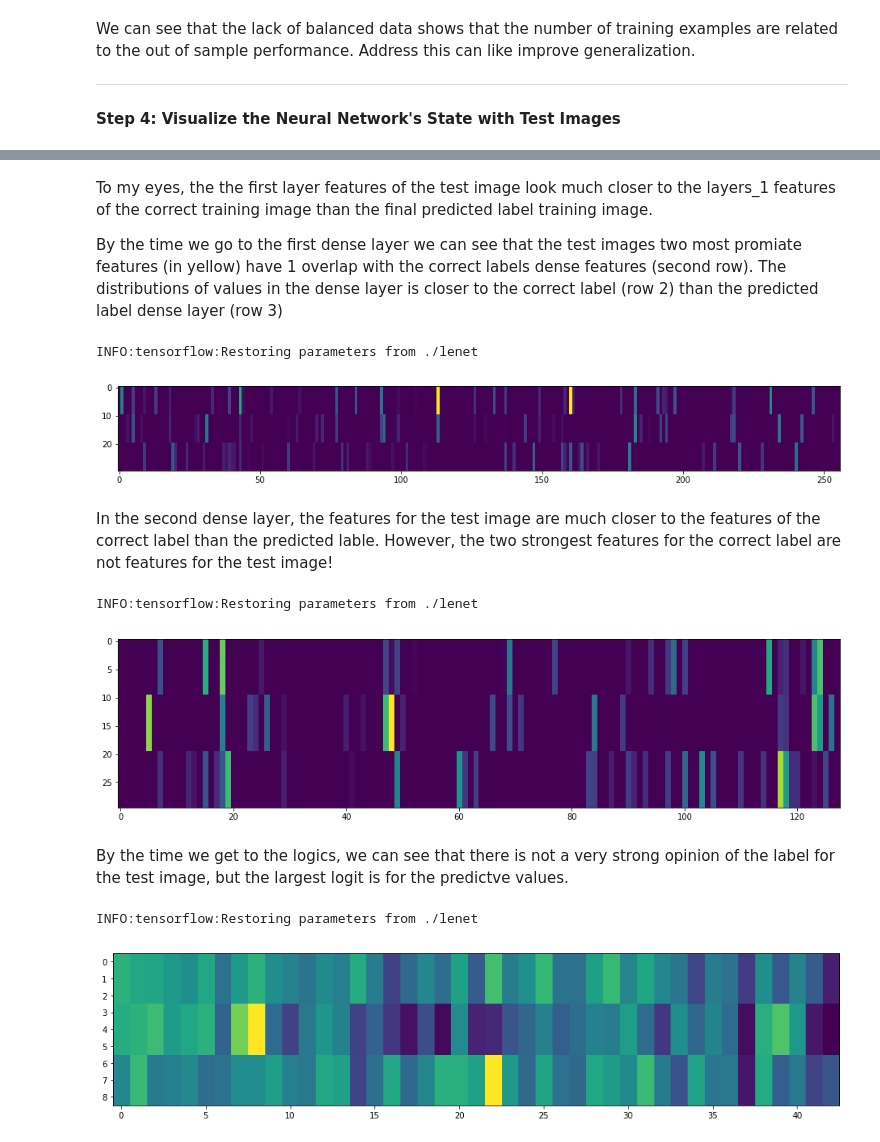
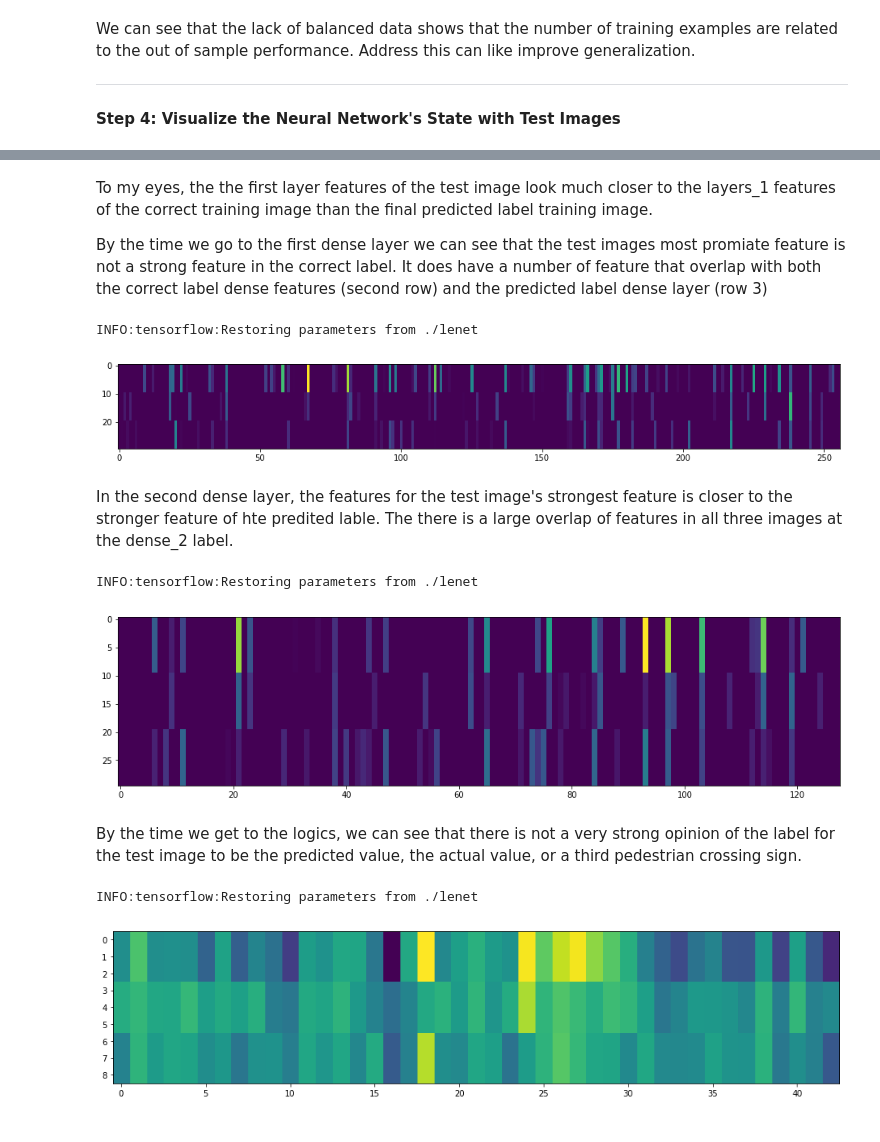
Before and after one commit to bryantravissmith/Self-Driving-Car, a Jupyter notebook: CarND-Traffic-Sign-Classifier-Project/Traffic Sign Classifier Report.ipynb, the cells around one changed output, grey strips where cells are left out. Saved outputs shown, nothing was run; the diff lists cells and outputs as text; code cells hidden in the pictures.

```diff
--- a/CarND-Traffic-Sign-Classifier-Project/Traffic Sign Classifier Report.ipynb
+++ b/CarND-Traffic-Sign-Classifier-Project/Traffic Sign Classifier Report.ipynb
@@ -435,13 +453,13 @@ def outputFeatureMap(image_input, tf_activation, session, activation_min=-1, act
 with tf.Session() as sess:
     saver.restore(sess, tf.train.latest_checkpoint('.'))
     print("Test Image Features")
-    outputFeatureMap(X_test_2[:1,:,:,:],pool_1, sess)
+    outputFeatureMap(X_test_2[3:4,:,:,:],pool_1, sess)
     plt.show()
     print("Training Image Features")
-    outputFeatureMap(X_train[np.argwhere(y_train==8)[:,0],:,:,:][:1],pool_1, sess)
+    outputFeatureMap(X_train[np.argwhere(y_train==24)[:,0],:,:,:][:1],pool_1, sess)
     plt.show()
     print("Predicted Image Features")
-    outputFeatureMap(X_train[np.argwhere(y_train==22)[:,0],:,:,:][:1],pool_1, sess)
+    outputFeatureMap(X_train[np.argwhere(y_train==18)[:,0],:,:,:][:1],pool_1, sess)
 # %% [output]
 INFO:tensorflow:Restoring parameters from ./lenet
 Test Image Features
@@ -453,48 +471,48 @@ Predicted Image Features
 # %% [markdown]
 To my eyes, the the first layer features of the test image look much closer to the layers_1 features of the correct training image than the final predicted label training image.
 
-By the time we go to the first dense layer we can see that the test images two most promiate features (in yellow) have 1 overlap with the correct labels dense features (second row).  The distributions of values in the dense layer is closer to the correct label (row 2) than the predicted label dense layer (row 3)
+By the time we go to the first dense layer we can see that the test images most promiate feature is not a strong feature in the correct label.  It does have a number of feature that overlap with both the correct label dense features (second row) and the predicted label dense layer (row 3)
 # %%
 with tf.Session() as sess:
 
     saver.restore(sess, tf.train.latest_checkpoint('.'))
     activation = dense_1.eval(session=sess,feed_dict={
-        x : [X_test_2[0,:,:,:]]*10+[X_train[np.argwhere(y_train==8)[:,0],:,:,:][0]]*10+[X_train[np.argwhere(y_train==22)[:,0],:,:,:][0]]*10
+        x : [X_test_2[3,:,:,:]]*10+[X_train[np.argwhere(y_train==24)[:,0],:,:,:][0]]*10+[X_train[np.argwhere(y_train==18)[:,0],:,:,:][0]]*10
     })
     plt.figure(figsize=(16,2))
     plt.imshow(activation)
 # %% [output]
 INFO:tensorflow:Restoring parameters from ./lenet
-[figure, old version]
+[figure, new version]
-# %% [markdown]
-In the second dense layer, the features for the test image are much closer to the features of the correct label than the predicted lable.  However, the two strongest features for the correct label are not features for the test image!
+# %% [markdown]
+In the second dense layer, the features for the test image's strongest feature is closer to the stronger feature of hte predited lable.  The there is a large overlap of features in all three images at the dense_2 label.
 # %%
 with tf.Session() as sess:
 
     saver.restore(sess, tf.train.latest_checkpoint('.'))
     activation = dense_2.eval(session=sess,feed_dict={
-        x : [X_test_2[0,:,:,:]]*10+[X_train[np.argwhere(y_train==8)[:,0],:,:,:][0]]*10+[X_train[np.argwhere(y_train==22)[:,0],:,:,:][0]]*10
+        x : [X_test_2[3,:,:,:]]*10+[X_train[np.argwhere(y_train==24)[:,0],:,:,:][0]]*10+[X_train[np.argwhere(y_train==18)[:,0],:,:,:][0]]*10
     })
     plt.figure(figsize=(16,4))
     plt.imshow(activation)
     plt.show()
 # %% [output]
 INFO:tensorflow:Restoring parameters from ./lenet
-[figure, old version]
+[figure, new version]
 # %% [markdown]
-By the time we get to the logics, we can see that there is not a very strong opinion of the label for the test image, but the largest logit is for the predictve values.
+By the time we get to the logics, we can see that there is not a very strong opinion of the label for the test image to be the predicted value, the actual value, or a third pedestrian crossing sign.
 # %%
 with tf.Session() as sess:
 
     saver.restore(sess, tf.train.latest_checkpoint('.'))
     activation = logits.eval(session=sess,feed_dict={
-        x : [X_test_2[0,:,:,:]]*3+[X_train[np.argwhere(y_train==8)[:,0],:,:,:][0]]*3+[X_train[np.argwhere(y_train==22)[:,0],:,:,:][0]]*3
+        x : [X_test_2[3,:,:,:]]*3+[X_train[np.argwhere(y_train==24)[:,0],:,:,:][0]]*3+[X_train[np.argwhere(y_train==18)[:,0],:,:,:][0]]*3
     })
     plt.figure(figsize=(16,16))
     plt.imshow(activation)
 # %% [output]
 INFO:tensorflow:Restoring parameters from ./lenet
-[figure, old version]
+[figure, new version]
 # %% [markdown]
 # Conclusion
 
```
Also changed, not shown: parts of 12 cells of this notebook, 5 other files.
